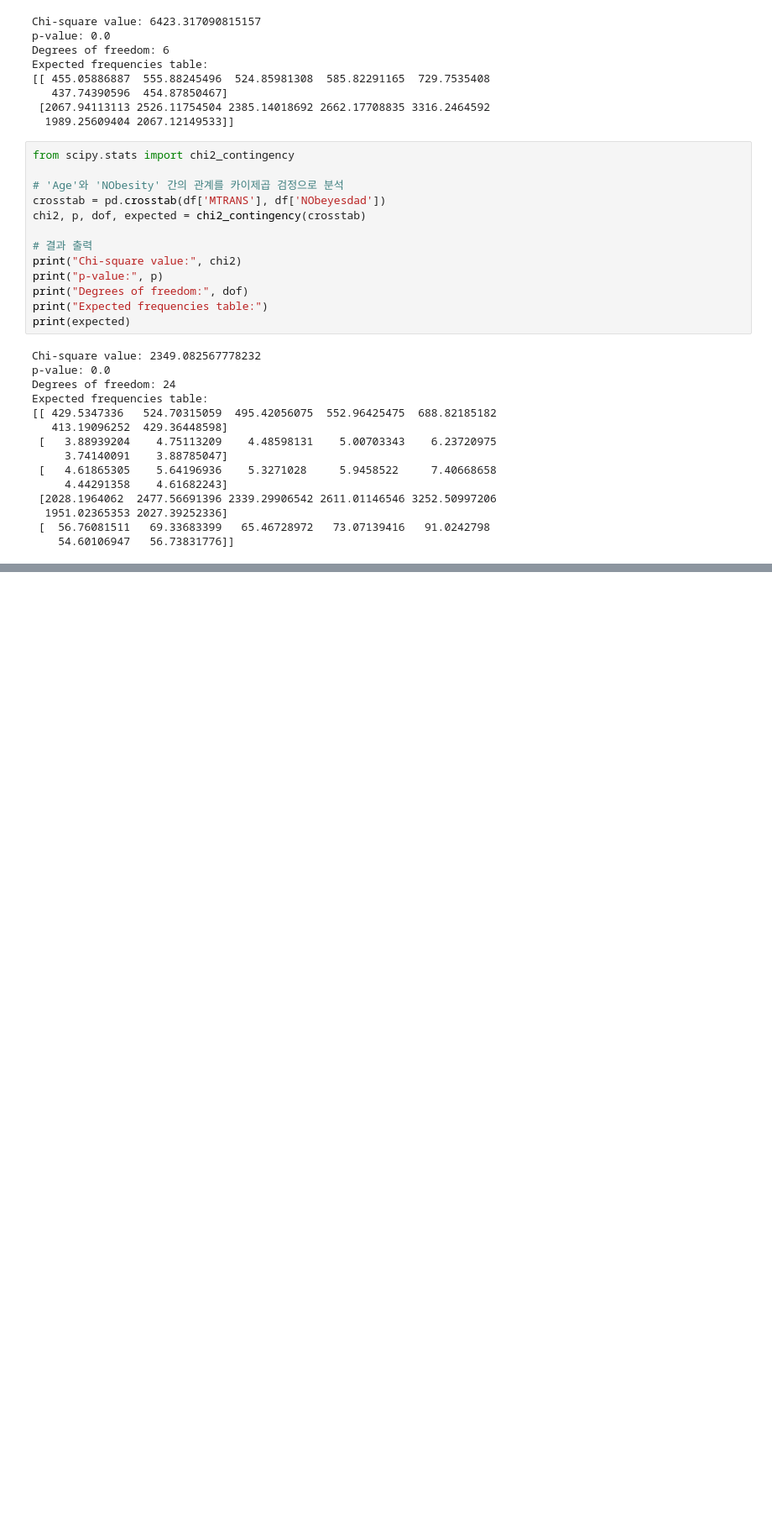
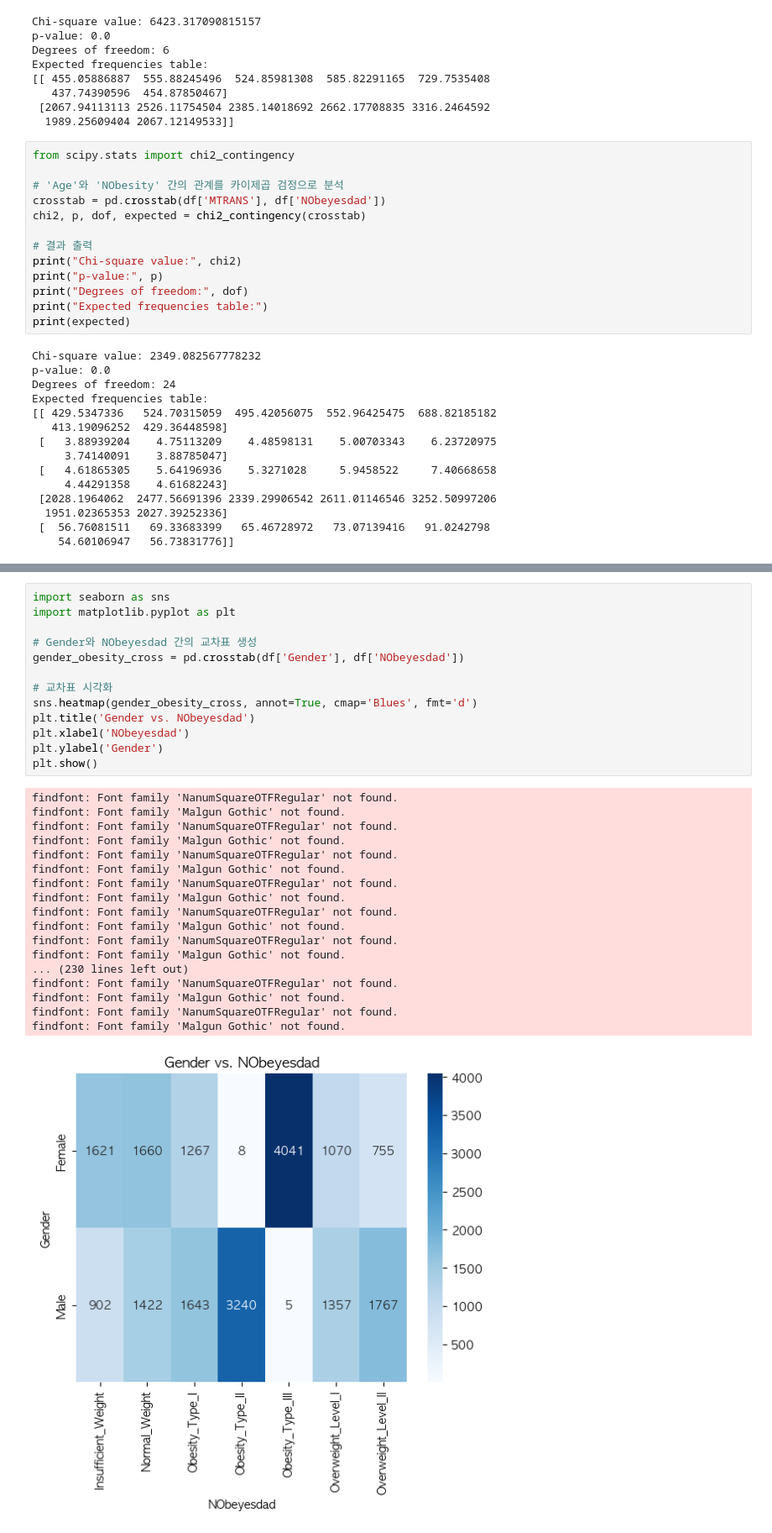
Before and after one commit to songye38/DAStudy, a Jupyter notebook: SONGYE/240225/240225_EDA.ipynb, the cells around one changed output, grey strips where cells are left out. Shown at 84% size. Drawn from its saved outputs; the diff is of its cells as text; blank space fills up the shorter version.

```diff
--- a/SONGYE/240225/240225_EDA.ipynb
+++ b/SONGYE/240225/240225_EDA.ipynb
@@ -720,0 +1020,32 @@ Expected frequencies table:
+# %%
+import seaborn as sns
+import matplotlib.pyplot as plt
+
+# Gender와 NObeyesdad 간의 교차표 생성
+gender_obesity_cross = pd.crosstab(df['Gender'], df['NObeyesdad'])
+
+# 교차표 시각화
+sns.heatmap(gender_obesity_cross, annot=True, cmap='Blues', fmt='d')
+plt.title('Gender vs. NObeyesdad')
+plt.xlabel('NObeyesdad')
+plt.ylabel('Gender')
+plt.show()
+# %% [output]
+findfont: Font family 'NanumSquareOTFRegular' not found.
+findfont: Font family 'Malgun Gothic' not found.
+findfont: Font family 'NanumSquareOTFRegular' not found.
+findfont: Font family 'Malgun Gothic' not found.
+findfont: Font family 'NanumSquareOTFRegular' not found.
+findfont: Font family 'Malgun Gothic' not found.
+findfont: Font family 'NanumSquareOTFRegular' not found.
+findfont: Font family 'Malgun Gothic' not found.
+findfont: Font family 'NanumSquareOTFRegular' not found.
+findfont: Font family 'Malgun Gothic' not found.
+findfont: Font family 'NanumSquareOTFRegular' not found.
+findfont: Font family 'Malgun Gothic' not found.
+... (230 lines left out)
+findfont: Font family 'NanumSquareOTFRegular' not found.
+findfont: Font family 'Malgun Gothic' not found.
+findfont: Font family 'NanumSquareOTFRegular' not found.
+findfont: Font family 'Malgun Gothic' not found.
+[figure, added]
```
Also changed, not shown: parts of 14 cells of this notebook, 1 other file.
